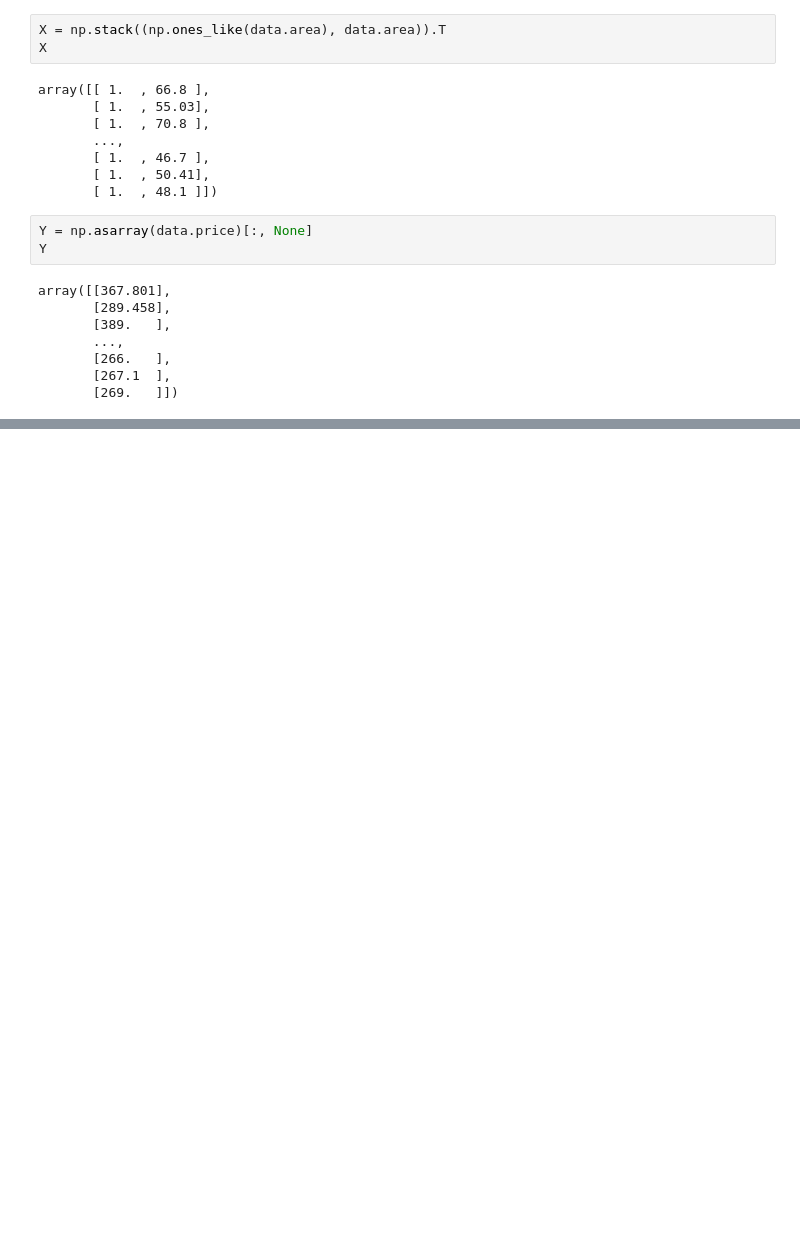
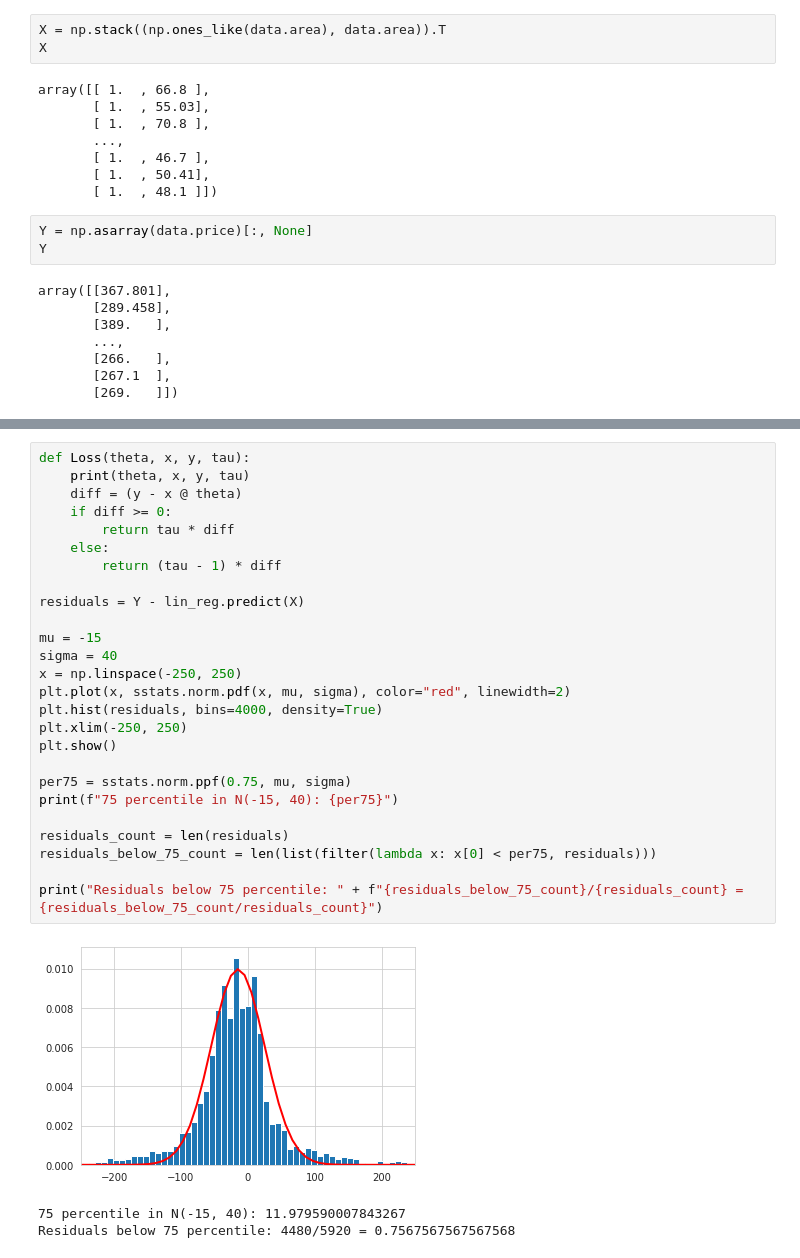
Before and after one commit to Kamil2601/University, a Jupyter notebook: Studia_magisterskie/Semestr_2/Machine_Learning/Assignments/Assignment2.2.ipynb, the cells around one changed output, grey strips where cells are left out. Drawn from its saved outputs; the diff is of its cells as text; blank space fills up the shorter version.

```diff
--- a/Studia_magisterskie/Semestr_2/Machine_Learning/Assignments/Assignment2.2.ipynb
+++ b/Studia_magisterskie/Semestr_2/Machine_Learning/Assignments/Assignment2.2.ipynb
@@ -540,0 +559,30 @@ array([[367.801],
+# %%
+def Loss(theta, x, y, tau):
+    print(theta, x, y, tau)
+    diff = (y - x @ theta)
+    if diff >= 0:
+        return tau * diff
+    else:
+        return (tau - 1) * diff
+
+residuals = Y - lin_reg.predict(X)
+
+mu = -15
+sigma = 40
+x = np.linspace(-250, 250)
+plt.plot(x, sstats.norm.pdf(x, mu, sigma), color="red", linewidth=2)
+plt.hist(residuals, bins=4000, density=True)
+plt.xlim(-250, 250)
+plt.show()
+
+per75 = sstats.norm.ppf(0.75, mu, sigma)
+print(f"75 percentile in N(-15, 40): {per75}")
+
+residuals_count = len(residuals)
+residuals_below_75_count = len(list(filter(lambda x: x[0] < per75, residuals)))
+
+print("Residuals below 75 percentile: " + f"{residuals_below_75_count}/{residuals_count} = {residuals_below_75_count/residuals_count}")
+# %% [output]
+[figure, added]
+75 percentile in N(-15, 40): 11.979590007843267
+Residuals below 75 percentile: 4480/5920 = 0.7567567567567568
```
Also changed, not shown: parts of 8 cells of this notebook, 2 other files.
